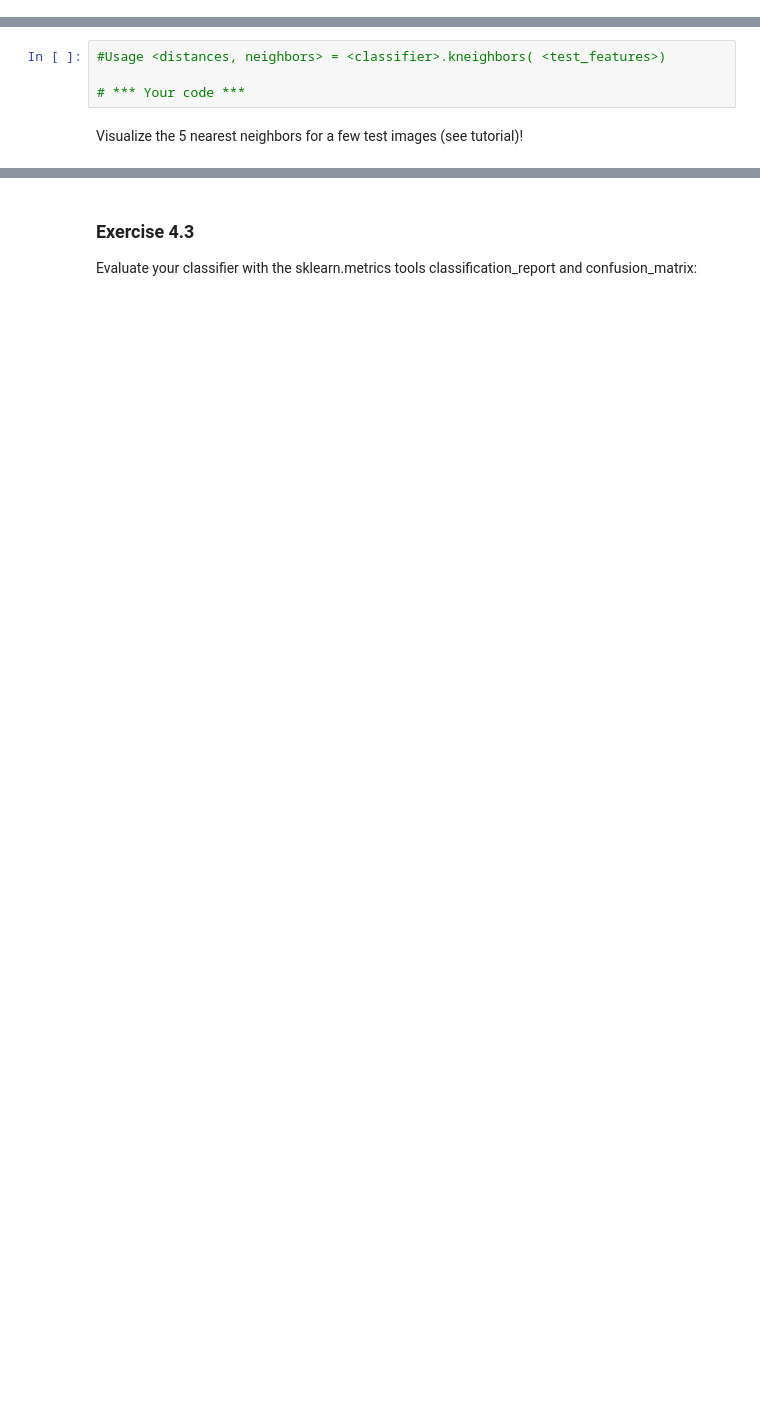
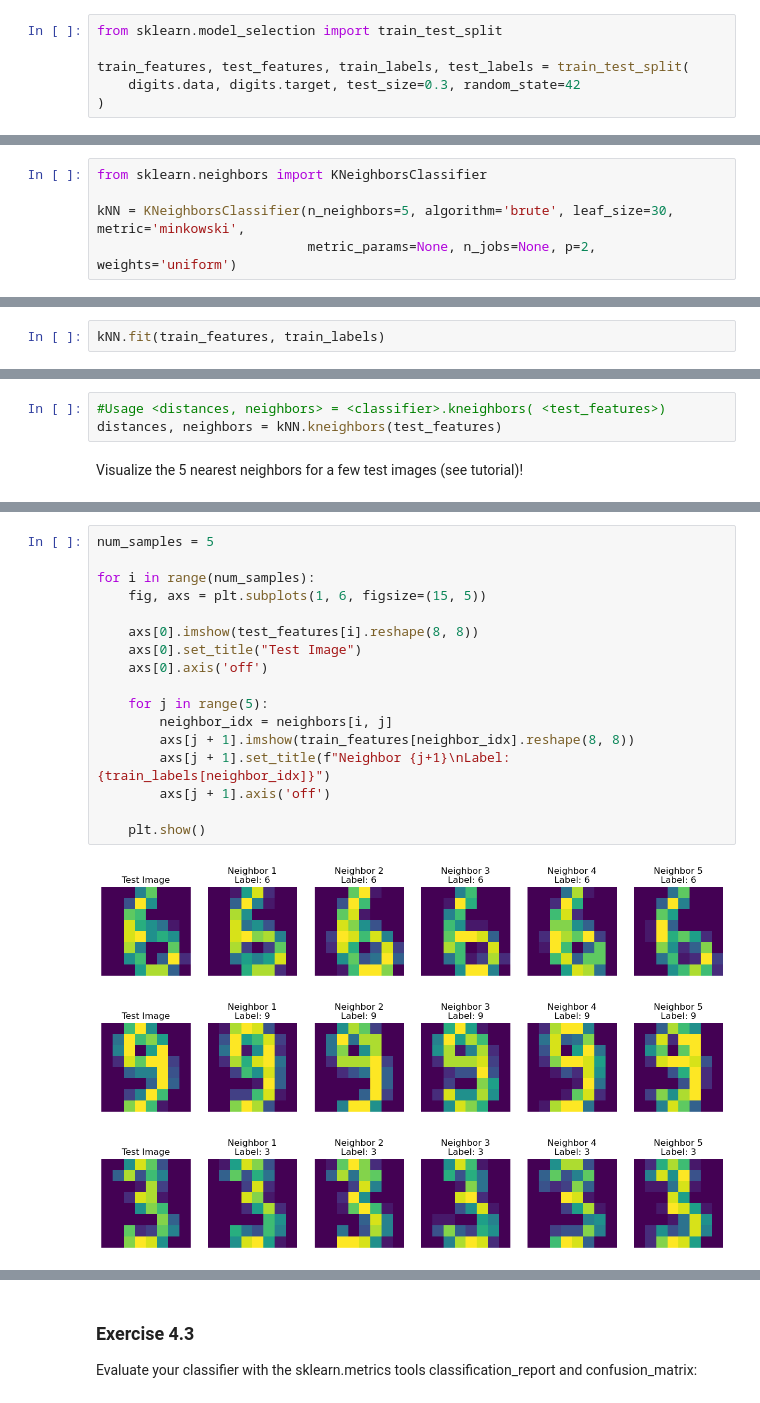
Before and after one commit to Nr755/EDAN96, a Jupyter notebook: lab1/lab1.ipynb, the cells around one changed output, grey strips where cells are left out. Cells and saved outputs as stored; diff of their text form; blank space fills up the shorter version.

```diff
--- a/lab1/lab1.ipynb
+++ b/lab1/lab1.ipynb
@@ -121,3 +110,9 @@ Split your data set into 70% training data (features and labels), and 30% test d
+# %%
+from sklearn.model_selection import train_test_split
+
+train_features, test_features, train_labels, test_labels = train_test_split(
+    digits.data, digits.target, test_size=0.3, random_state=42
+)
 # %% [markdown]
 # Exercise 4: k-NN
 Process the data with a k-NN classifier as follows:
@@ -131,3 +122,9 @@
+# %%
+from sklearn.neighbors import KNeighborsClassifier
+
+kNN = KNeighborsClassifier(n_neighbors=5, algorithm='brute', leaf_size=30, metric='minkowski',
+                           metric_params=None, n_jobs=None, p=2,
+weights='uniform')
 # %% [markdown]
 ### Exercise 4.1
 Prepare the classifier ("fit a model") with your training data, i.e. do something like
@@ -152,0 +131,2 @@ Prepare the classifier ("fit a model") with your training data, i.e. do somethin
+# %%
+kNN.fit(train_features, train_labels)
@@ -179,7 +141,6 @@ array([4, 0, 5, 3, 6, 9, 6, 1, 7, 5, 4, 4, 7, 2, 8, 2, 2, 5, 7, 9, 5, 4,
 Get the nearest neighbors and the corresponding distances in the training set for each test sample by using
 # %%
 #Usage <distances, neighbors> = <classifier>.kneighbors( <test_features>)
-
-# *** Your code ***
+distances, neighbors = kNN.kneighbors(test_features)
 # %% [markdown]
 Visualize the 5 nearest neighbors for a few test images (see tutorial)!
@@ -196,0 +147,21 @@ Visualize the 5 nearest neighbors for a few test images (see tutorial)!
+# %%
+num_samples = 5
+
+for i in range(num_samples):
+    fig, axs = plt.subplots(1, 6, figsize=(15, 5))
+
+    axs[0].imshow(test_features[i].reshape(8, 8))
+    axs[0].set_title("Test Image")
+    axs[0].axis('off')
+
+    for j in range(5):
+        neighbor_idx = neighbors[i, j]
+        axs[j + 1].imshow(train_features[neighbor_idx].reshape(8, 8))
+        axs[j + 1].set_title(f"Neighbor {j+1}\nLabel: {train_labels[neighbor_idx]}")
+        axs[j + 1].axis('off')
+
+    plt.show()
+# %% [output]
+[figure, added]
+[figure, added]
+[figure, added]
```
Also changed, not shown: parts of 34 cells of this notebook.
